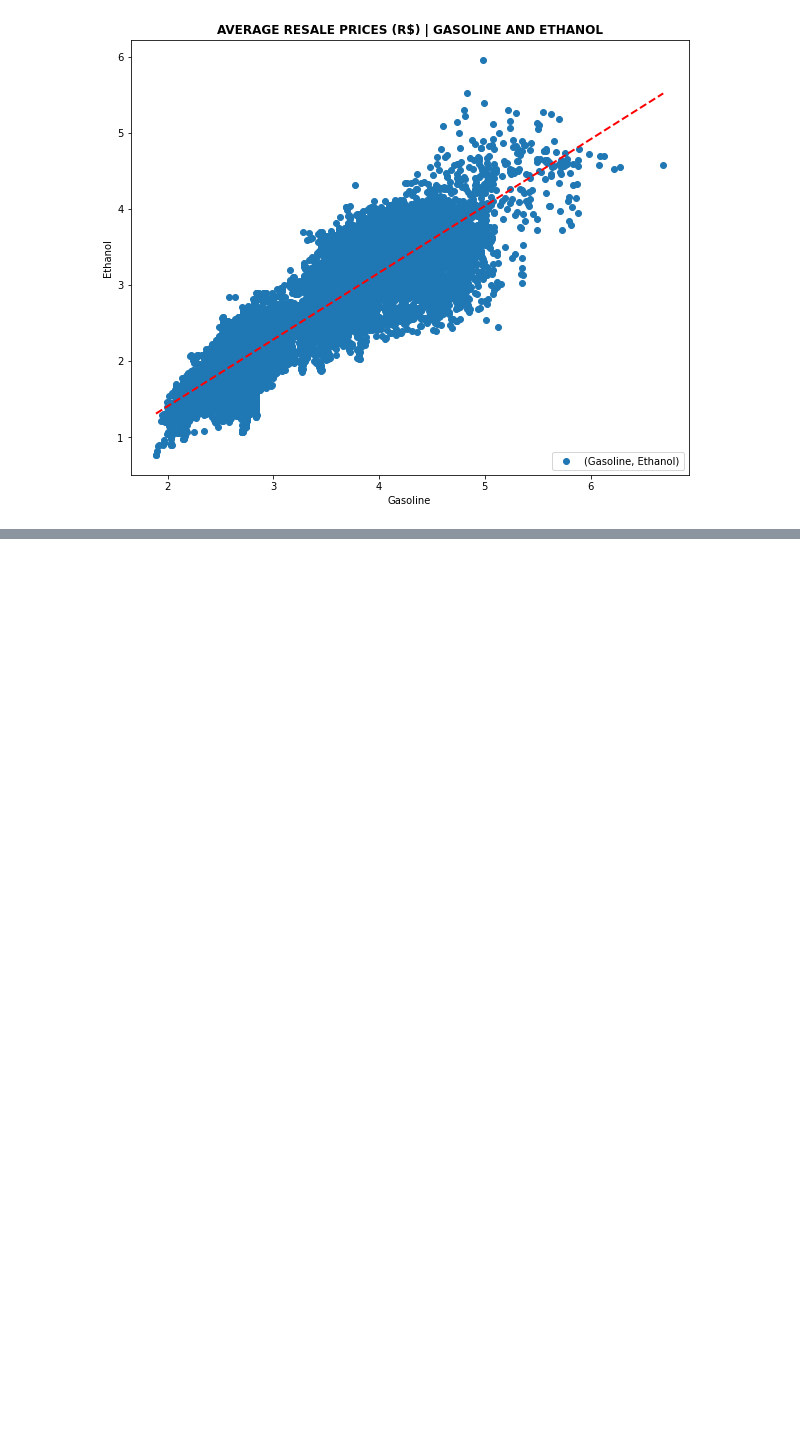
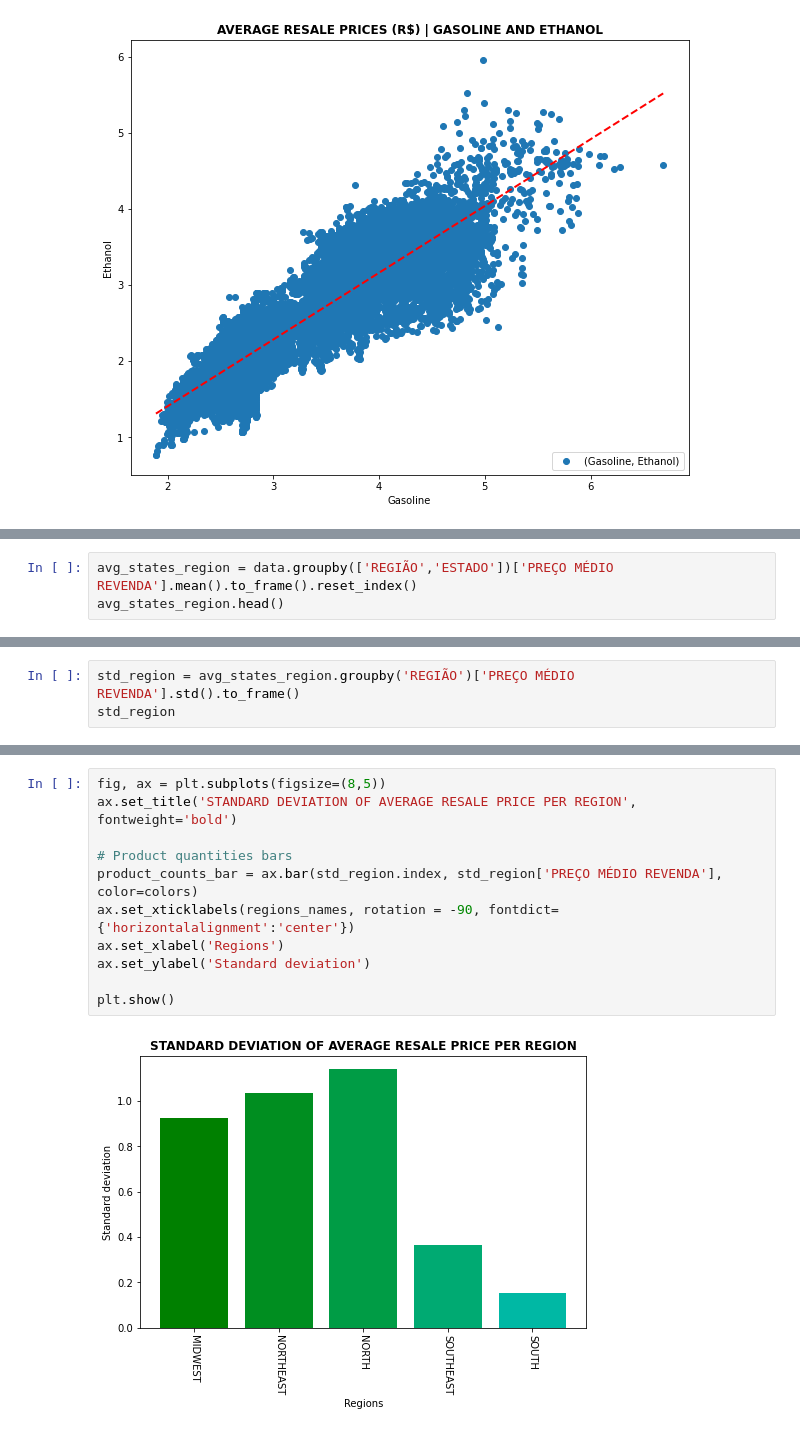
Before and after one commit to Yanasants/eda_gas_prices_brazil, a Jupyter notebook: data_analytics.ipynb, the cells around one changed output, grey strips where cells are left out. Cells and saved outputs as stored; diff of their text form; blank space fills up the shorter version.

```diff
--- a/data_analytics.ipynb
+++ b/data_analytics.ipynb
@@ -252,0 +257,3 @@ ax.legend(['(Gasoline, Ethanol)'],loc = 'lower right')
+# %%
+avg_states_region = data.groupby(['REGIÃO','ESTADO'])['PREÇO MÉDIO REVENDA'].mean().to_frame().reset_index()
+avg_states_region.head()
@@ -252,0 +267,3 @@ ax.legend(['(Gasoline, Ethanol)'],loc = 'lower right')
+# %%
+std_region = avg_states_region.groupby('REGIÃO')['PREÇO MÉDIO REVENDA'].std().to_frame()
+std_region
@@ -252,0 +278,13 @@ ax.legend(['(Gasoline, Ethanol)'],loc = 'lower right')
+# %%
+fig, ax = plt.subplots(figsize=(8,5))
+ax.set_title('STANDARD DEVIATION OF AVERAGE RESALE PRICE PER REGION', fontweight='bold')
+
+# Product quantities bars
+product_counts_bar = ax.bar(std_region.index, std_region['PREÇO MÉDIO REVENDA'], color=colors)
+ax.set_xticklabels(regions_names, rotation = -90, fontdict={'horizontalalignment':'center'})
+ax.set_xlabel('Regions')
+ax.set_ylabel('Standard deviation')
+
+plt.show()
+# %% [output]
+[figure, added]
```
Also changed, not shown: parts of 5 cells of this notebook.
